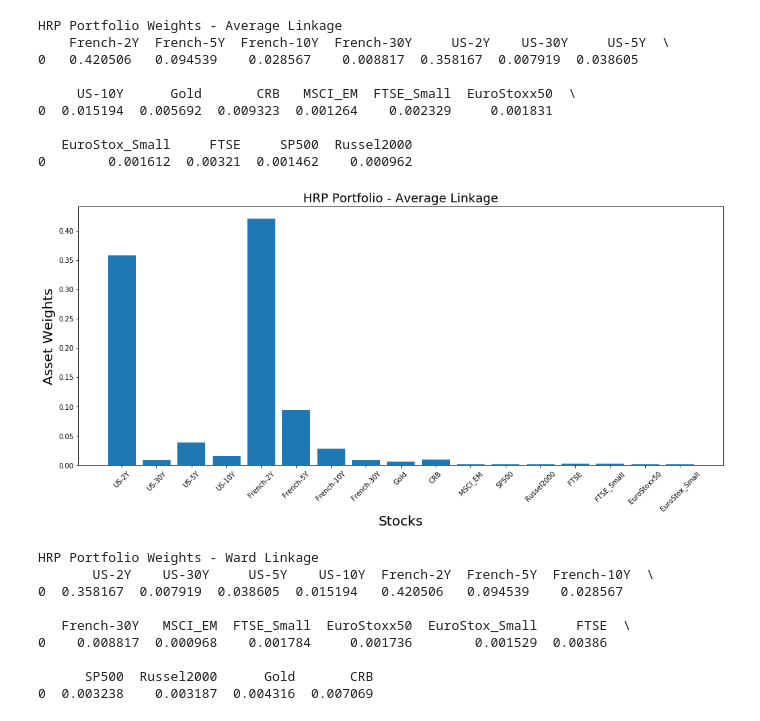
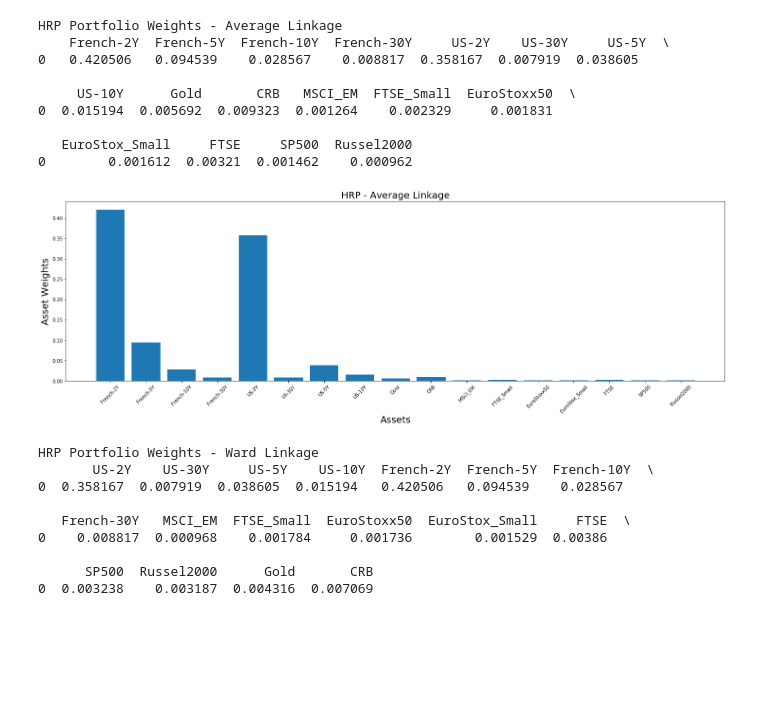
Before and after one commit to tzw101/research, a Jupyter notebook: Portfolio Optimisation Tutorials/Hierarchical Risk Parity (HRP)/HRP Notebook.ipynb, the cells around one changed output. Cells and saved outputs as stored; diff of their text form; code cells hidden in the pictures; blank space fills up the shorter version.

```diff
--- a/Portfolio Optimisation Tutorials/Hierarchical Risk Parity (HRP)/HRP Notebook.ipynb
+++ b/Portfolio Optimisation Tutorials/Hierarchical Risk Parity (HRP)/HRP Notebook.ipynb
@@ -188,21 +183,19 @@ HRP Portfolio Weights - Average Linkage
    EuroStox_Small     FTSE     SP500  Russel2000
 0        0.001612  0.00321  0.001462    0.000962
 # %%
-# plotting our HRP portfolio
-average_weights = hrp_average.weights[hrp_single.weights.columns]
-average_weights = average_weights.values.tolist()
-average_weights = [item for sublist in average_weights for item in sublist]
-y_pos = np.arange(len(stock_prices.columns))
+# plotting our optimal portfolio
+hrp_average_weights = hrp_average.weights
+y_pos = np.arange(len(hrp_average_weights.columns))
 
-plt.figure(figsize=(17,7))
-plt.bar(y_pos, average_weights)
-plt.xticks(y_pos, hrp_single.weights, rotation=45, size=10)
-plt.xlabel('Stocks', size=20)
+plt.figure(figsize=(25,7))
+plt.bar(list(hrp_average_weights.columns), hrp_average_weights.values[0])
+plt.xticks(y_pos, rotation=45, size=10)
+plt.xlabel('Assets', size=20)
 plt.ylabel('Asset Weights', size=20)
-plt.title('HRP Portfolio - Average Linkage', size=18)
+plt.title('HRP - Average Linkage', size=20)
 plt.show()
 # %% [output]
-[figure, old version]
+[figure, new version]
 # %%
 # constructing our Ward Linkage portfolio
 hrp_ward = HierarchicalRiskParity()
```
Also changed, not shown: parts of 15 cells of this notebook.
